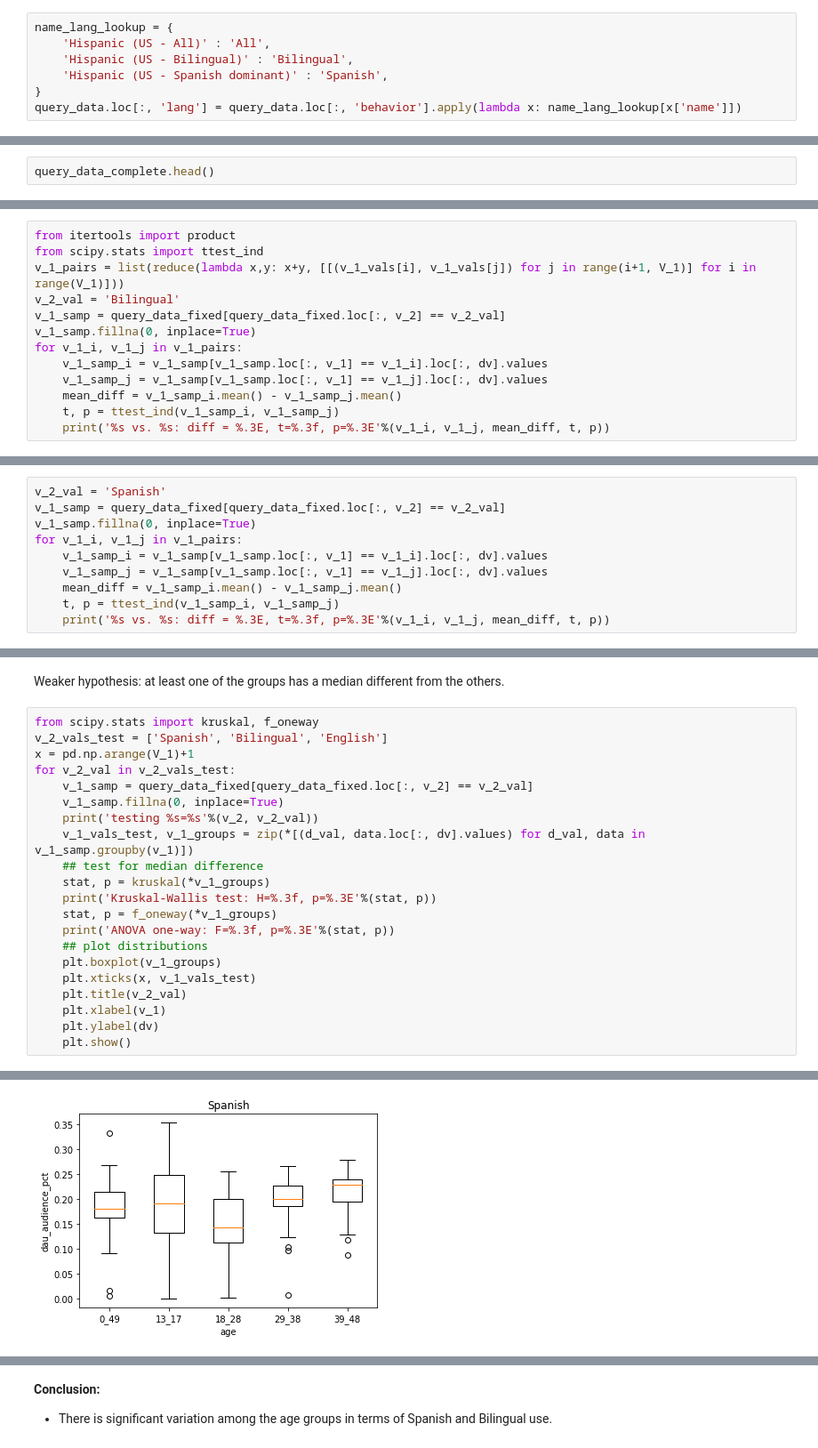
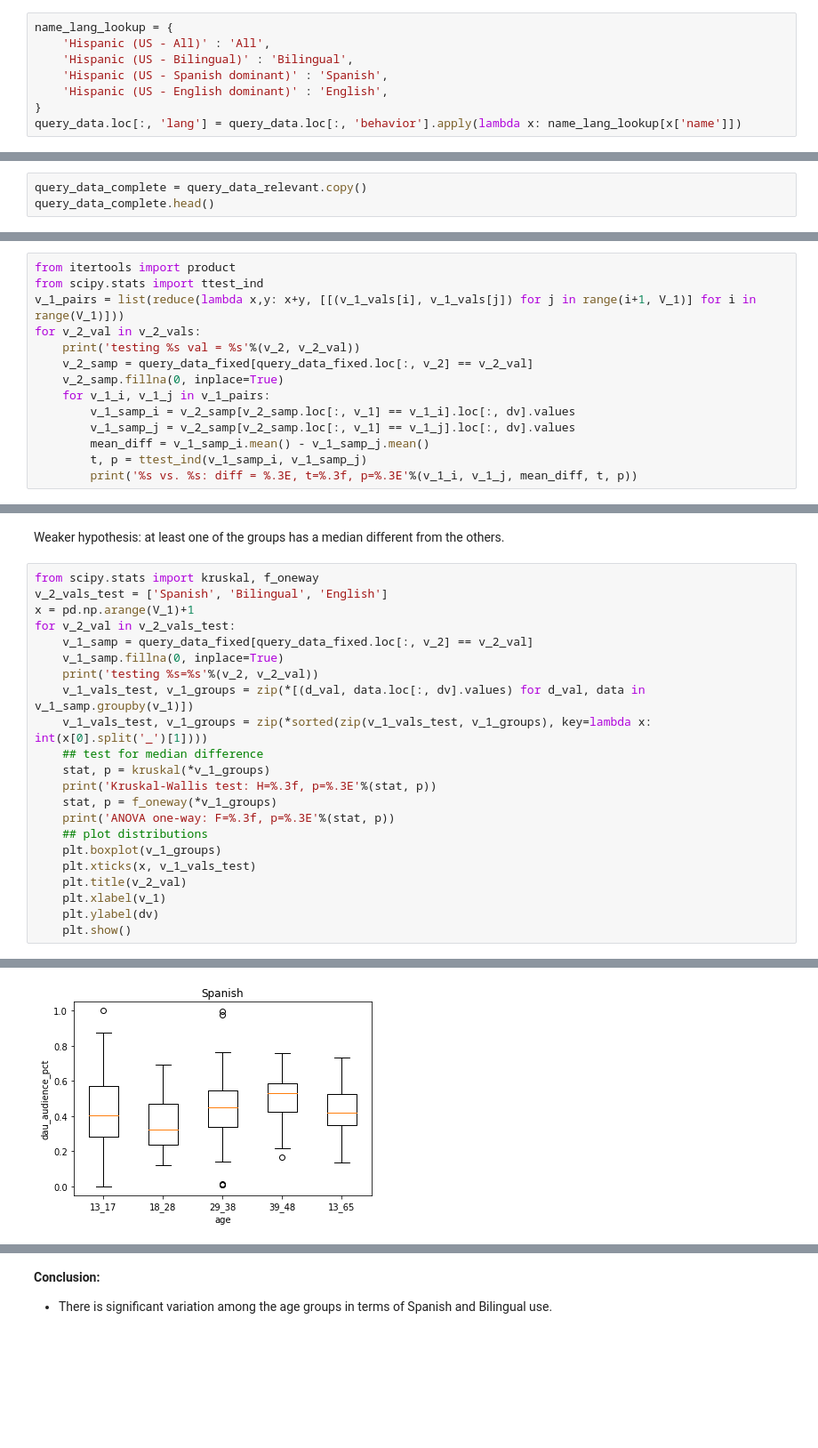
Before and after one commit to ianbstewart/immigrant_assimilation, a Jupyter notebook: src/data_processing/compare_young_old_lang_use.ipynb, the cells around one changed output, grey strips where cells are left out. Shown at 89% size. Saved outputs shown, nothing was run; the diff lists cells and outputs as text; blank space fills up the shorter version.

Commit message:
updating language use tests

```diff
--- a/src/data_processing/compare_young_old_lang_use.ipynb
+++ b/src/data_processing/compare_young_old_lang_use.ipynb
@@ -63,5 +63,6 @@ name_lang_lookup = {
     'Hispanic (US - All)' : 'All',
     'Hispanic (US - Bilingual)' : 'Bilingual',
     'Hispanic (US - Spanish dominant)' : 'Spanish',
+    'Hispanic (US - English dominant)' : 'English',
 }
 query_data.loc[:, 'lang'] = query_data.loc[:, 'behavior'].apply(lambda x: name_lang_lookup[x['name']])
@@ -93,4 +88,5 @@ for (q_s, q_a), q_data in query_data_relevant.groupby(['state', 'age']):
 # %%
+query_data_complete = query_data_relevant.copy()
 query_data_complete.head()
 # %% [output]
 |  | state | age | lang | dau_audience | mau_audience |
@@ -235,13 +235,14 @@ While we undo that error, let's do significance testing any to determine if ther
 from itertools import product
 from scipy.stats import ttest_ind
 v_1_pairs = list(reduce(lambda x,y: x+y, [[(v_1_vals[i], v_1_vals[j]) for j in range(i+1, V_1)] for i in range(V_1)]))
-v_2_val = 'Bilingual'
-v_1_samp = query_data_fixed[query_data_fixed.loc[:, v_2] == v_2_val]
-v_1_samp.fillna(0, inplace=True)
-for v_1_i, v_1_j in v_1_pairs:
-    v_1_samp_i = v_1_samp[v_1_samp.loc[:, v_1] == v_1_i].loc[:, dv].values
-    v_1_samp_j = v_1_samp[v_1_samp.loc[:, v_1] == v_1_j].loc[:, dv].values
-    mean_diff = v_1_samp_i.mean() - v_1_samp_j.mean()
-    t, p = ttest_ind(v_1_samp_i, v_1_samp_j)
-    print('%s vs. %s: diff = %.3E, t=%.3f, p=%.3E'%(v_1_i, v_1_j, mean_diff, t, p))
+for v_2_val in v_2_vals:
+    print('testing %s val = %s'%(v_2, v_2_val))
+    v_2_samp = query_data_fixed[query_data_fixed.loc[:, v_2] == v_2_val]
+    v_2_samp.fillna(0, inplace=True)
+    for v_1_i, v_1_j in v_1_pairs:
+        v_1_samp_i = v_2_samp[v_2_samp.loc[:, v_1] == v_1_i].loc[:, dv].values
+        v_1_samp_j = v_2_samp[v_2_samp.loc[:, v_1] == v_1_j].loc[:, dv].values
+        mean_diff = v_1_samp_i.mean() - v_1_samp_j.mean()
+        t, p = ttest_ind(v_1_samp_i, v_1_samp_j)
+        print('%s vs. %s: diff = %.3E, t=%.3f, p=%.3E'%(v_1_i, v_1_j, mean_diff, t, p))
 # %% [output]
@@ -266,10 +282,0 @@ Same thing but with Spanish.
-# %%
-v_2_val = 'Spanish'
-v_1_samp = query_data_fixed[query_data_fixed.loc[:, v_2] == v_2_val]
-v_1_samp.fillna(0, inplace=True)
-for v_1_i, v_1_j in v_1_pairs:
-    v_1_samp_i = v_1_samp[v_1_samp.loc[:, v_1] == v_1_i].loc[:, dv].values
-    v_1_samp_j = v_1_samp[v_1_samp.loc[:, v_1] == v_1_j].loc[:, dv].values
-    mean_diff = v_1_samp_i.mean() - v_1_samp_j.mean()
-    t, p = ttest_ind(v_1_samp_i, v_1_samp_j)
-    print('%s vs. %s: diff = %.3E, t=%.3f, p=%.3E'%(v_1_i, v_1_j, mean_diff, t, p))
@@ -305,6 +295,7 @@ for v_2_val in v_2_vals_test:
     v_1_samp.fillna(0, inplace=True)
     print('testing %s=%s'%(v_2, v_2_val))
     v_1_vals_test, v_1_groups = zip(*[(d_val, data.loc[:, dv].values) for d_val, data in v_1_samp.groupby(v_1)])
+    v_1_vals_test, v_1_groups = zip(*sorted(zip(v_1_vals_test, v_1_groups), key=lambda x: int(x[0].split('_')[1])))
     ## test for median difference
     stat, p = kruskal(*v_1_groups)
     print('Kruskal-Wallis test: H=%.3f, p=%.3E'%(stat, p))
@@ -324,2 +315,2 @@ ANOVA one-way: F=7.310, p=1.413E-05
-[figure, old version]
+[figure, new version]
 testing lang=Bilingual
```
Also changed, not shown: parts of 25 cells of this notebook, 1 other file.
